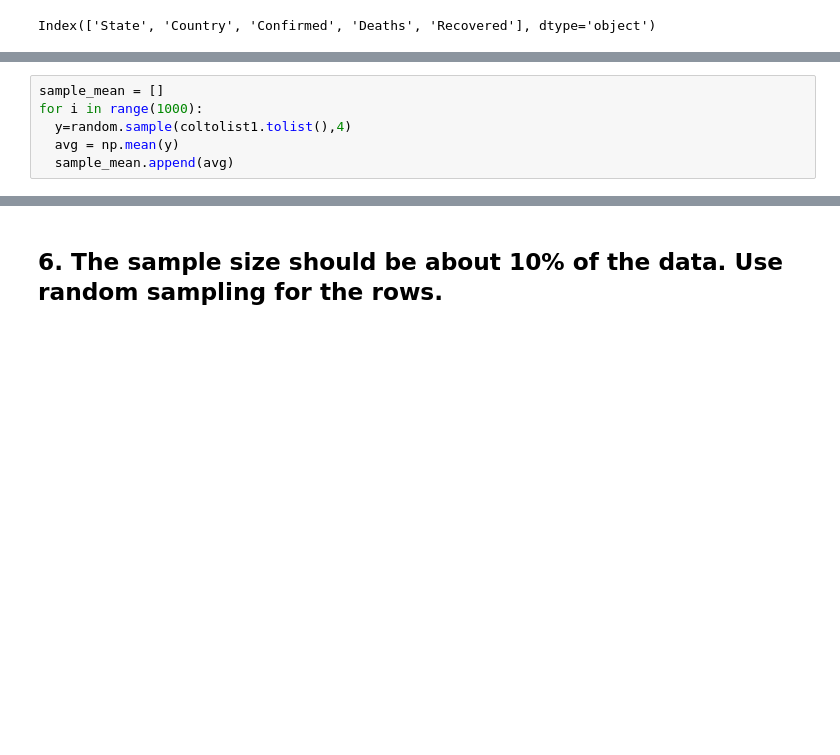
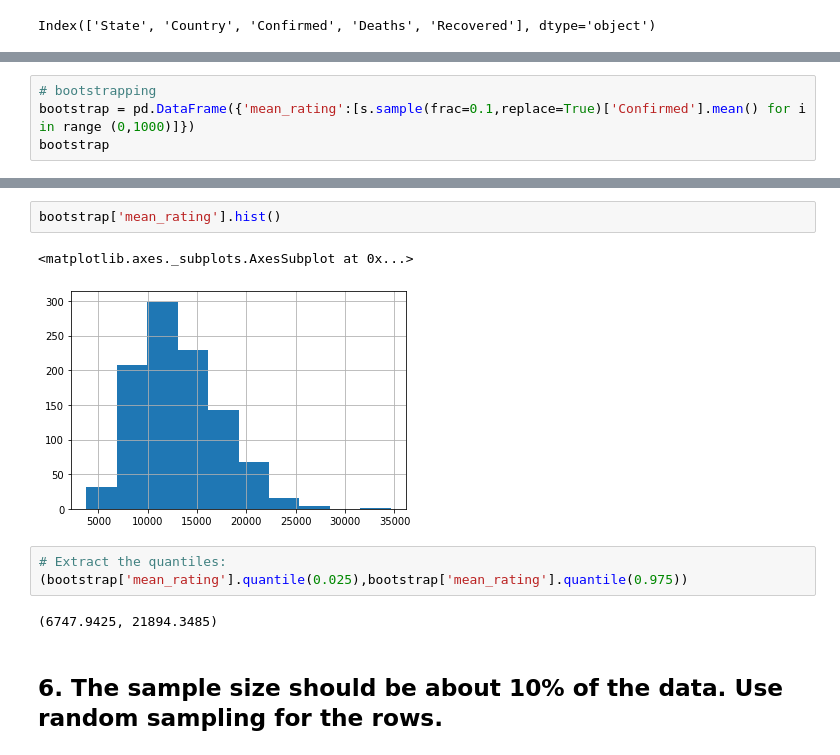
Before and after one commit to dmkim0001/Group2_Project1, a Jupyter notebook: project1_group2.ipynb, the cells around one changed output, grey strips where cells are left out. Cells and saved outputs as stored; diff of their text form; blank space fills up the shorter version.

```diff
--- a/project1_group2.ipynb
+++ b/project1_group2.ipynb
@@ -390,6 +367,0 @@ np.mean(coltolist1)
-# %%
-sample_mean = []
-for i in range(1000):
-  y=random.sample(coltolist1.tolist(),4)
-  avg = np.mean(y)
-  sample_mean.append(avg)
@@ -412,0 +416,4 @@ ConfidenceInterval(low=8811.0, high=11520.5)
+# %%
+# bootstrapping
+bootstrap = pd.DataFrame({'mean_rating':[s.sample(frac=0.1,replace=True)['Confirmed'].mean() for i in range (0,1000)]})
+bootstrap
@@ -413,3 +437,13 @@ ConfidenceInterval(low=8811.0, high=11520.5)
+# %%
+bootstrap['mean_rating'].hist()
+# %% [output]
+<matplotlib.axes._subplots.AxesSubplot at 0x...>
+[figure, added]
+# %%
+# Extract the quantiles:
+(bootstrap['mean_rating'].quantile(0.025),bootstrap['mean_rating'].quantile(0.975))
+# %% [output]
+(6747.9425, 21894.3485)
 # %% [markdown]
 ## 6. The sample size should be about 10% of the data. Use random sampling for the rows.
 # %%
```
Also changed, not shown: parts of 63 cells of this notebook.
